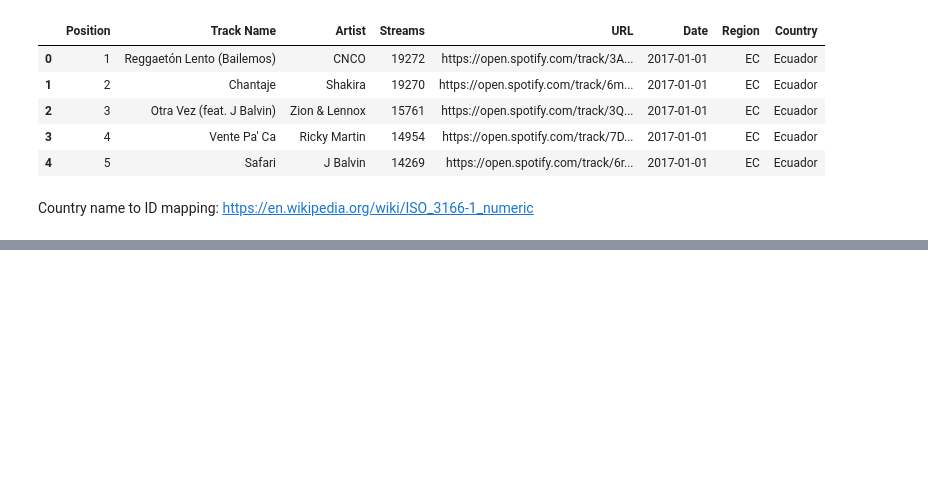
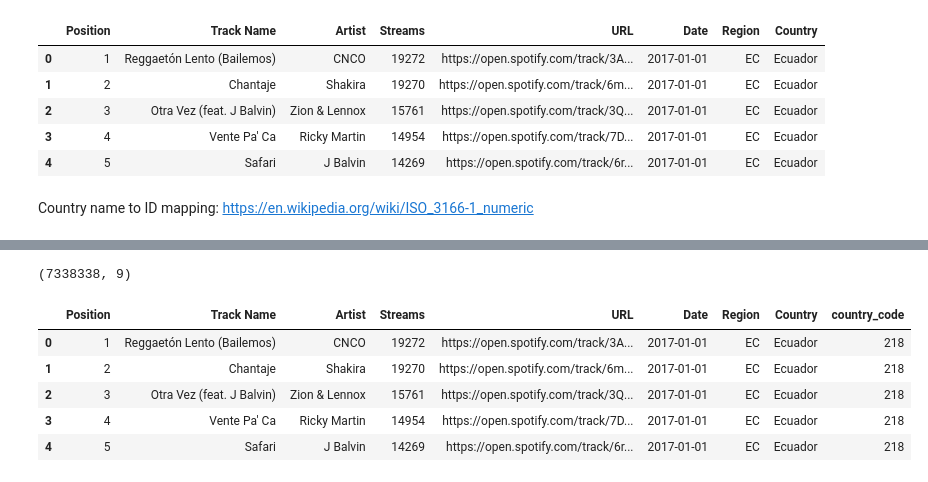
Before and after one commit to gurus848/COMP4462_Project, a Jupyter notebook: Task_3/Viz_2_Heatmap/Ranking_Velocity_Heatmap_Task_3_Viz_2.ipynb, the cells around one changed output, grey strips where cells are left out. Saved outputs shown, nothing was run; the diff lists cells and outputs as text; code cells hidden in the pictures; blank space fills up the shorter version.

```diff
--- a/Task_3/Viz_2_Heatmap/Ranking_Velocity_Heatmap_Task_3_Viz_2.ipynb
+++ b/Task_3/Viz_2_Heatmap/Ranking_Velocity_Heatmap_Task_3_Viz_2.ipynb
@@ -34,0 +53,12 @@ id_mapping_file = "country_id_mapping.csv"
+# %%
+df = df.merge(country_id_mapping, how='inner', left_on='Region', right_on="Region")
+print(df.shape)
+df.head()
+# %% [output]
+(7338338, 9)
+|  | Position | Track Name | Artist | Streams | URL | Date | Region | Country | country_code |
+| 0 | 1 | Reggaetón Lento (Bailemos) | CNCO | 19272 | https://open.spotify.com/track/3A... | 2017-01-01 | EC | Ecuador | 218 |
+| 1 | 2 | Chantaje | Shakira | 19270 | https://open.spotify.com/track/6m... | 2017-01-01 | EC | Ecuador | 218 |
+| 2 | 3 | Otra Vez (feat. J Balvin) | Zion & Lennox | 15761 | https://open.spotify.com/track/3Q... | 2017-01-01 | EC | Ecuador | 218 |
+| 3 | 4 | Vente Pa' Ca | Ricky Martin | 14954 | https://open.spotify.com/track/7D... | 2017-01-01 | EC | Ecuador | 218 |
+| 4 | 5 | Safari | J Balvin | 14269 | https://open.spotify.com/track/6r... | 2017-01-01 | EC | Ecuador | 218 |
```
Also changed, not shown: parts of 8 cells of this notebook.
